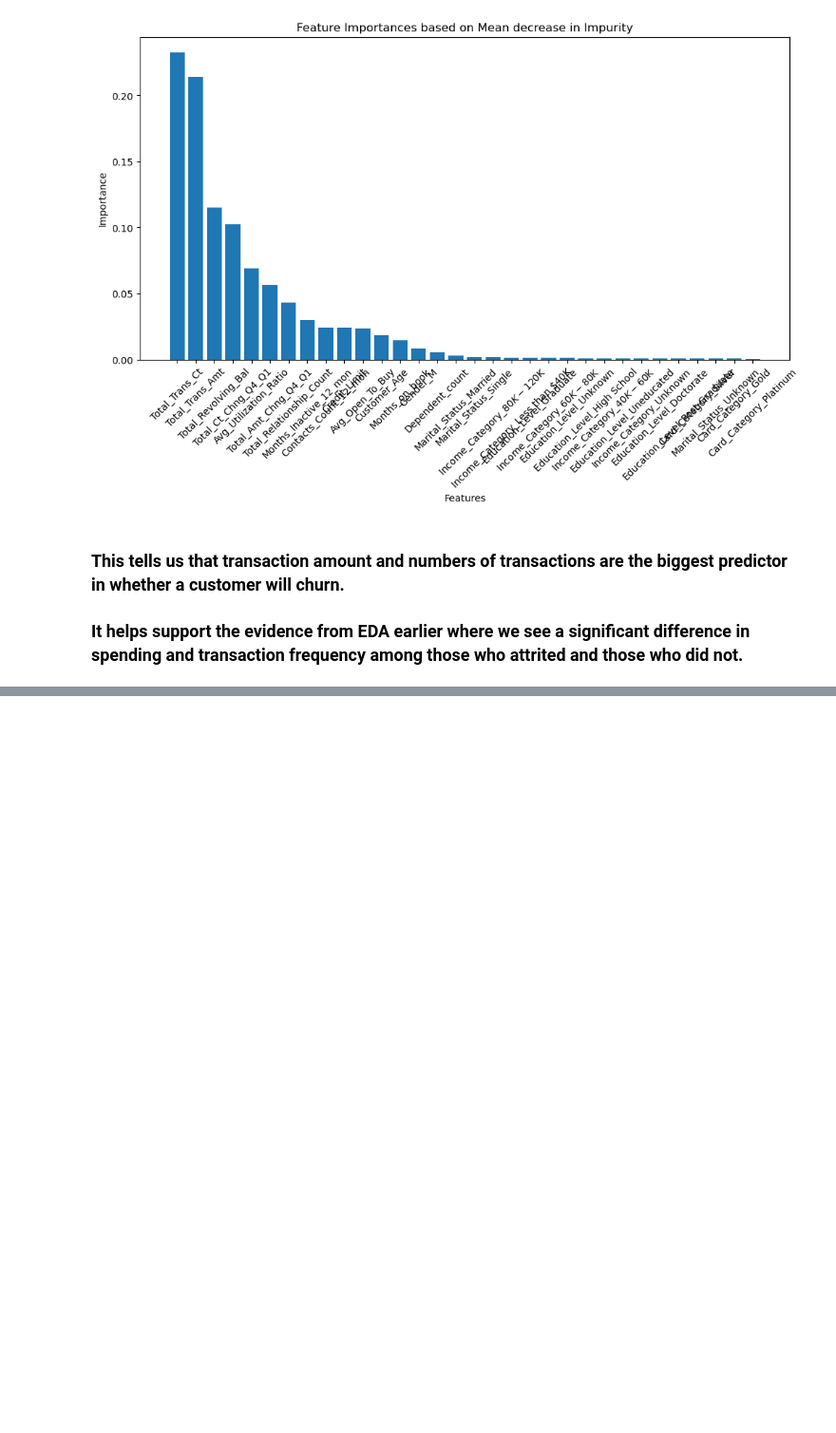
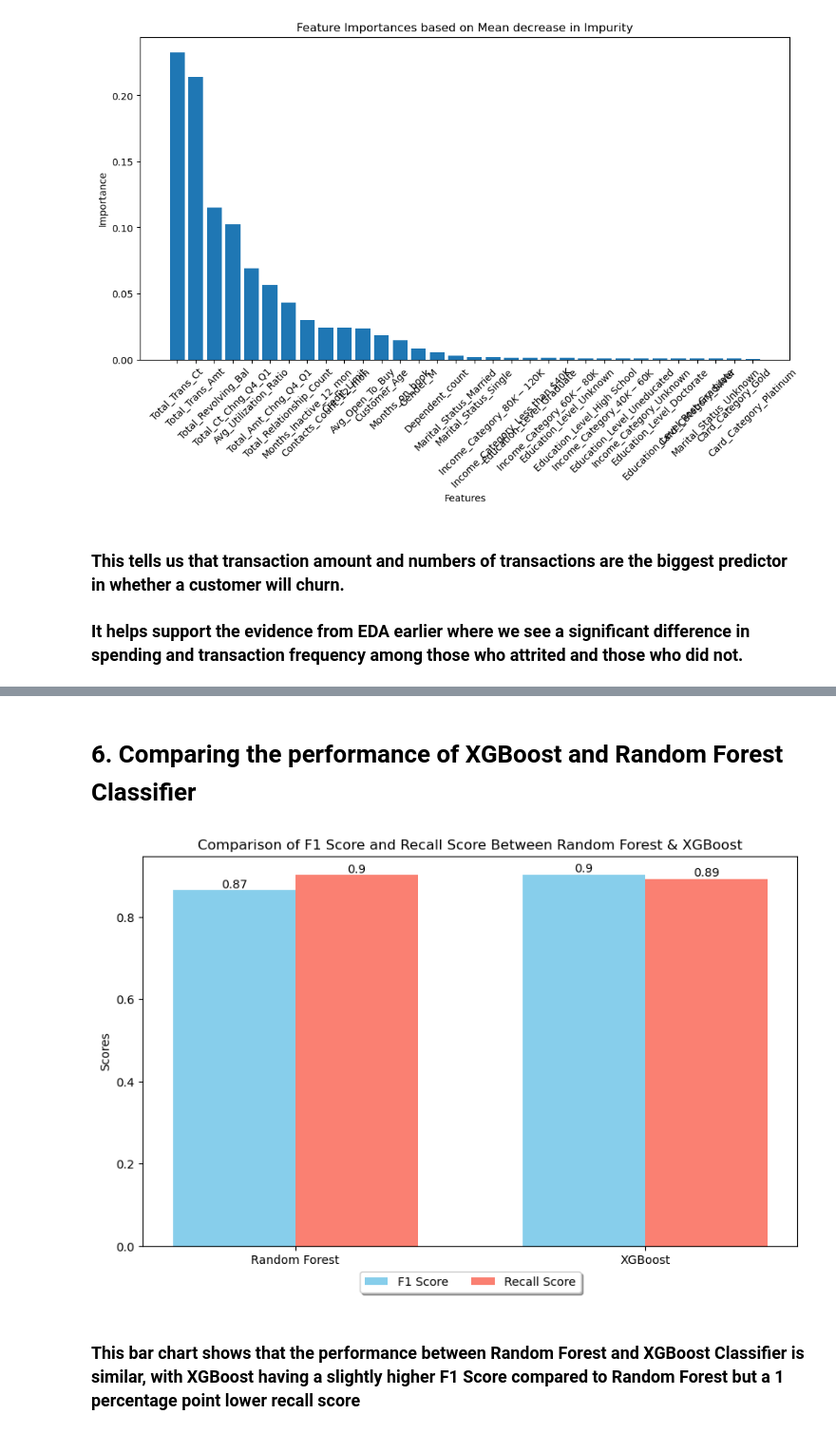
Before and after one commit to allenhardiman/gh_pages, a Jupyter notebook: Bank Attrition.ipynb, the cells around one changed output, grey strips where cells are left out. Shown at 95% size. Saved outputs shown, nothing was run; the diff lists cells and outputs as text; code cells hidden in the pictures; blank space fills up the shorter version.

```diff
--- a/Bank Attrition.ipynb
+++ b/Bank Attrition.ipynb
@@ -351,0 +404,46 @@ plt.show()
+# %% [markdown]
+# 6. Comparing the performance of XGBoost and Random Forest Classifier
+# %%
+f1_rf=f1_score(y_test,y_pred_best, average='binary') #f1-score from random forest
+recall_rf=recall_score(y_test, y_pred_best) #recall score from random forest
+
+f1_xgb=f1_score(y_test,y_pred_xgb, average='binary') #f1-score from xgboost
+recall_xgb=recall_score(y_test,y_pred_xgb) #recall score from xgboost
+
+# Data for plotting
+scores = ['Random Forest', 'XGBoost']
+f1_scores = [f1_rf, f1_xgb]
+recall_scores = [recall_rf, recall_xgb]
+
+# X locations for the groups
+x = range(len(scores))
+
+# Create subplots
+fig, ax = plt.subplots(figsize=(10, 6))
+
+# Creating vertical bar chart
+bar_width = 0.35
+bars_f1 = ax.bar([p - bar_width/2 for p in x], f1_scores, bar_width, label='F1 Score', color='skyblue')
+bars_recall = ax.bar([p + bar_width/2 for p in x], recall_scores, bar_width, label='Recall Score', color='salmon')
+
+# Adding labels and title
+ax.set_ylabel('Scores')
+ax.set_title('Comparison of F1 Score and Recall Score Between Random Forest & XGBoost')
+ax.set_xticks(x)
+ax.set_xticklabels(scores)
+
+# Annotate each bar
+for bar in bars_f1 + bars_recall:
+    ax.text(bar.get_x() + bar.get_width()/2, bar.get_height(),
+            f'{bar.get_height():.2}',
+            va='bottom', ha='center')
+
+# Move the legend outside of the plot box
+ax.legend(loc='upper center', bbox_to_anchor=(0.5, -0.05), shadow=True, ncol=2)
+
+# Show the plot
+plt.show()
+# %% [output]
+[figure, added]
+# %% [markdown]
+### This bar chart shows that the performance between Random Forest and XGBoost Classifier is similar, with XGBoost having a slightly higher F1 Score compared to Random Forest but a 1 percentage point lower recall score
```
Also changed, not shown: parts of 5 cells of this notebook.
